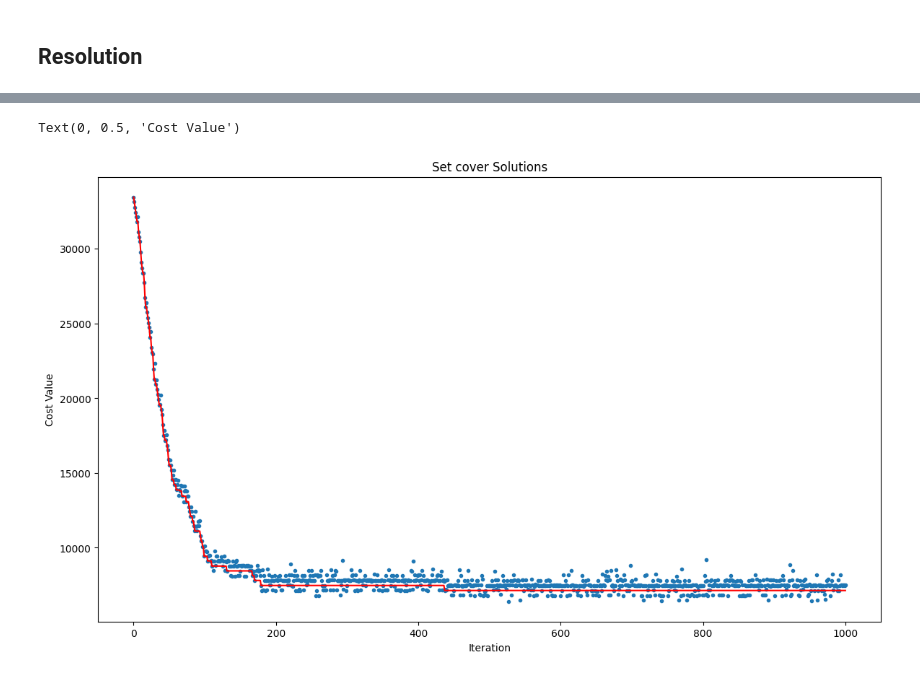
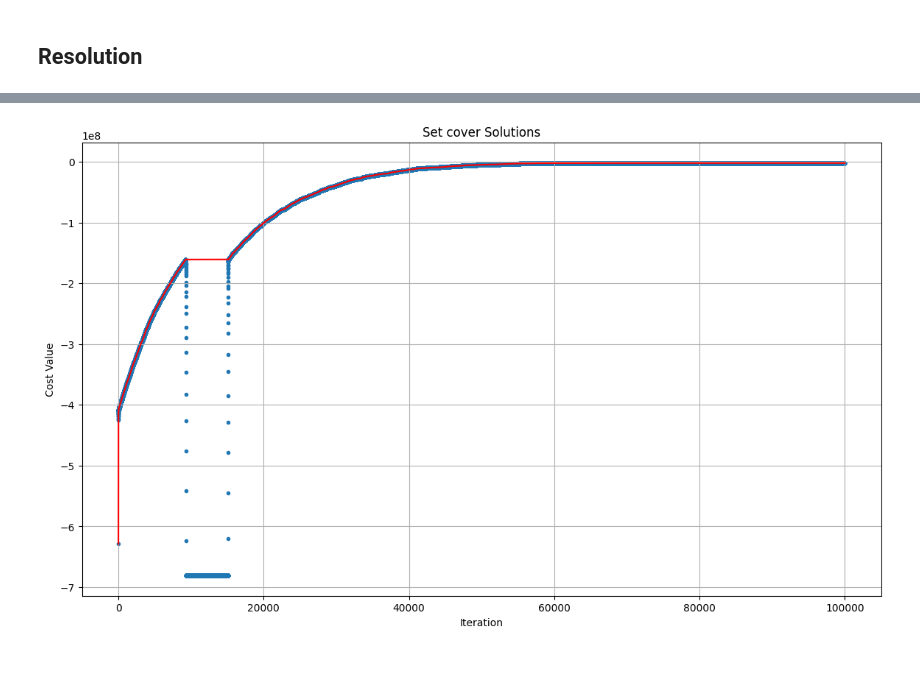
Before and after one commit to Lorkenzo/CI2024_lab1, a Jupyter notebook: set-cover.ipynb, the cells around one changed output, grey strips where cells are left out. Drawn from its saved outputs; the diff is of its cells as text; code cells hidden in the pictures.

Commit message:
Updated code + results plot

```diff
--- a/set-cover.ipynb
+++ b/set-cover.ipynb
@@ -45,14 +39,17 @@ def cost(solution):
     return COSTS[solution].sum()
 # %% [markdown]
 ## Resolution
-# %%
-#Tweak function
-
-def tweak(solution):
-    new_solution = solution.copy()
-    index = None
-    while index is None or np.random.random() < 0.4:
-        index = np.random.randint(0, NUM_SETS)
-        new_solution[index] = not new_solution[index]
-    return new_solution
+# %%
+#Tweak function
+def tweak(solution: np.ndarray , T: float ) -> np.ndarray:
+    mask = rng.random(NUM_SETS) < T
+    if not mask.any():
+        mask[rng.integers(NUM_SETS)] = True
+    return np.logical_xor(solution,mask)
+# %%
+def fitness(solution: np.ndarray):
+        is_valid = valid(solution)
+        cost_value = cost(solution)
+
+        return is_valid, -cost_value, np.sum(solution)
 # %%
@@ -85,30 +100,21 @@ Last improvement at: 437
 # %%
-#Array of progressive valid minimum
-
-progressive_min = []
-for c in history:
-    if c[1] == 1:
-        min = c[0]
-        progressive_min.append(c[0])
-    else:
-        progressive_min.append(min)
-
+#Array of accumulated valid minimum solutions costs
+valid = [sol[1] for sol in list(accumulate(history, max))]
 #Array of all costs only
-costs = [sol[0] for sol in history]
-
+costs = [sol[1] for sol in history]
 #Plot
 plt.figure(figsize=(14, 8))
 plt.title("Set cover Solutions")
-
+plt.grid()
 plt.plot(
-    range(len(progressive_min)),
-    progressive_min,
+    range(len(history)),
+    valid,
     color="red",
 )
 plt.scatter(range(len(costs)), costs, marker=".")
 
 plt.xlabel('Iteration')
 plt.ylabel('Cost Value')
+plt.savefig(f'plots/Solutions_{UNIVERSE_SIZE}_{NUM_SETS}_{DENSITY}.jpg')
 # %% [output]
-Text(0, 0.5, 'Cost Value')
-[figure, old version]
+[figure, new version]
```
Also changed, not shown: parts of 6 cells of this notebook, 6 other files.
